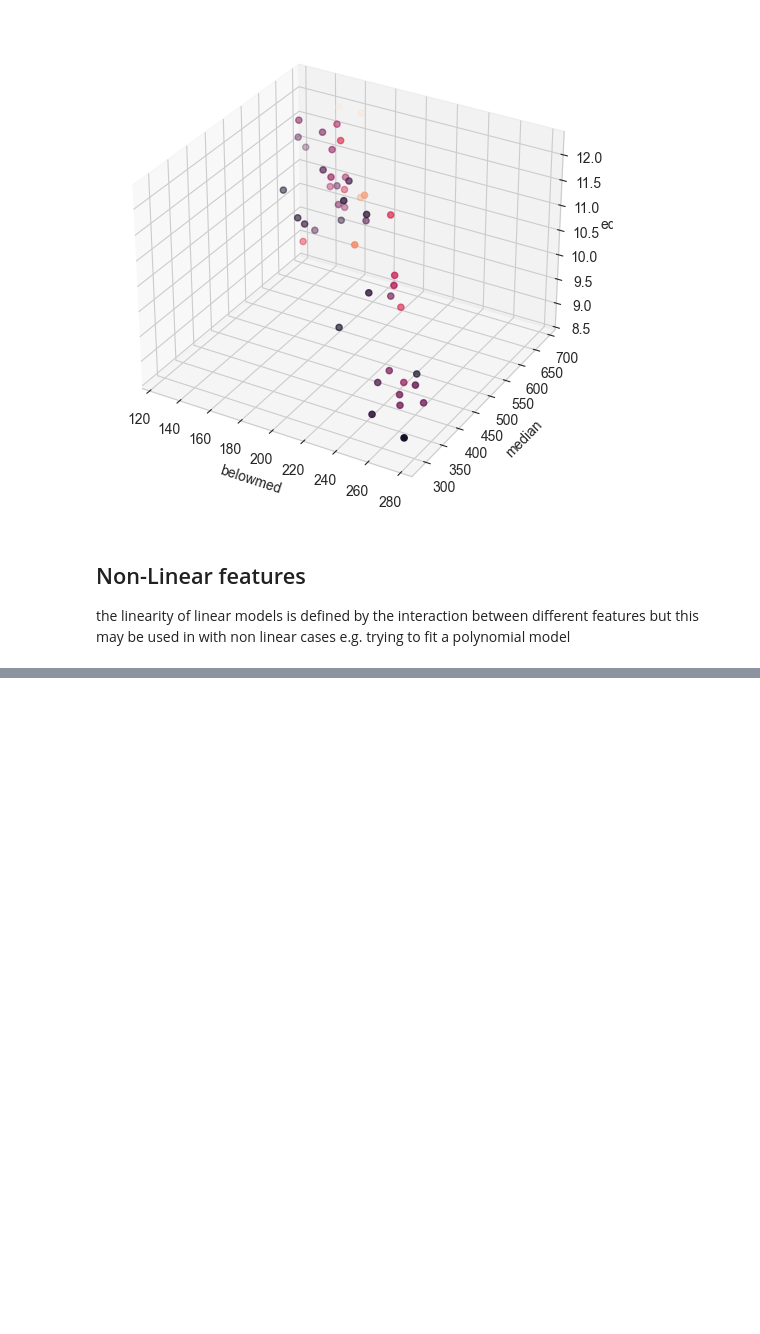
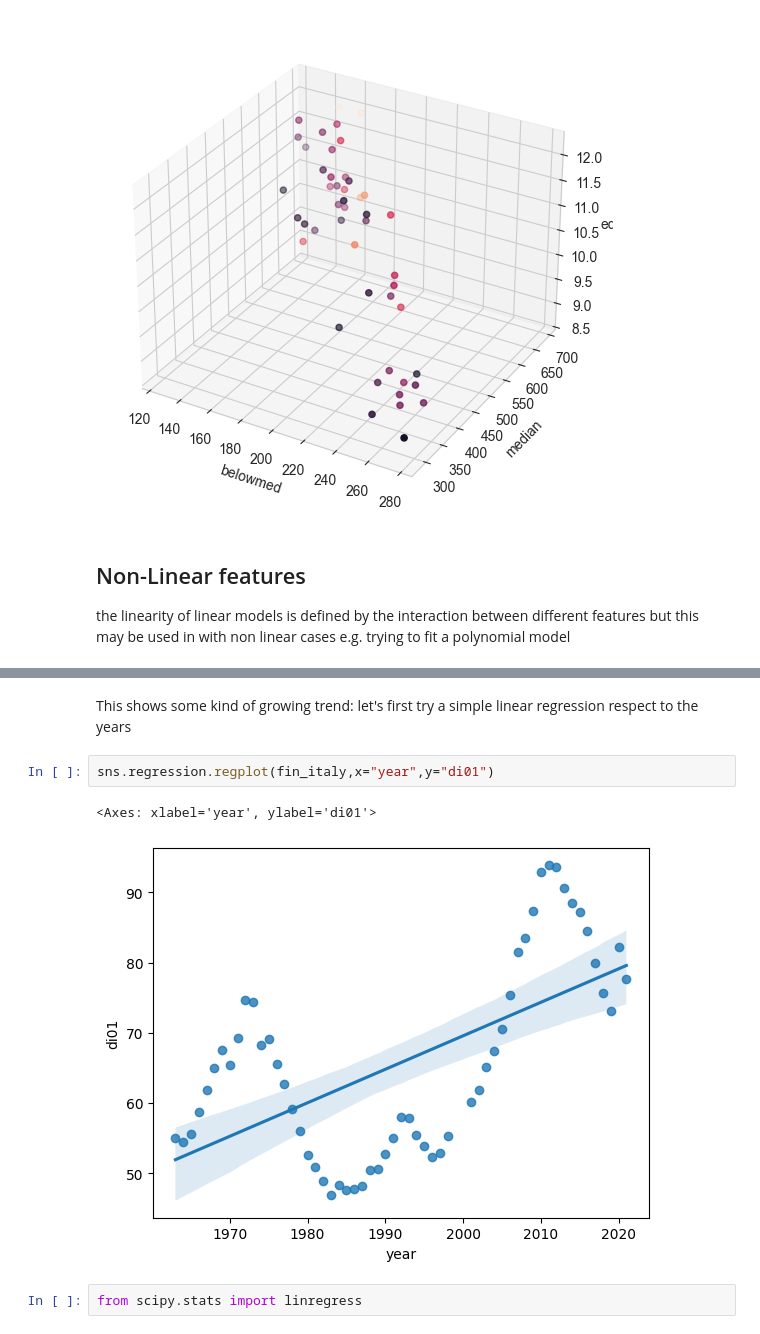
Before and after one commit to noiseOnTheNet/python-post023_jupyter_analitics, a Jupyter notebook: doc/Part_5.ipynb, the cells around one changed output, grey strips where cells are left out. Saved outputs shown, nothing was run; the diff lists cells and outputs as text; blank space fills up the shorter version.

```diff
--- a/doc/Part_5.ipynb
+++ b/doc/Part_5.ipynb
@@ -481,0 +528,9 @@ the linearity of linear models is defined by the interaction between different f
+# %% [markdown]
+This shows some kind of growing trend: let's first try a simple linear regression respect to the years
+# %%
+sns.regression.regplot(fin_italy,x="year",y="di01")
+# %% [output]
+<Axes: xlabel='year', ylabel='di01'>
+[figure, added]
+# %%
+from scipy.stats import linregress
```
Also changed, not shown: parts of 30 cells of this notebook.
